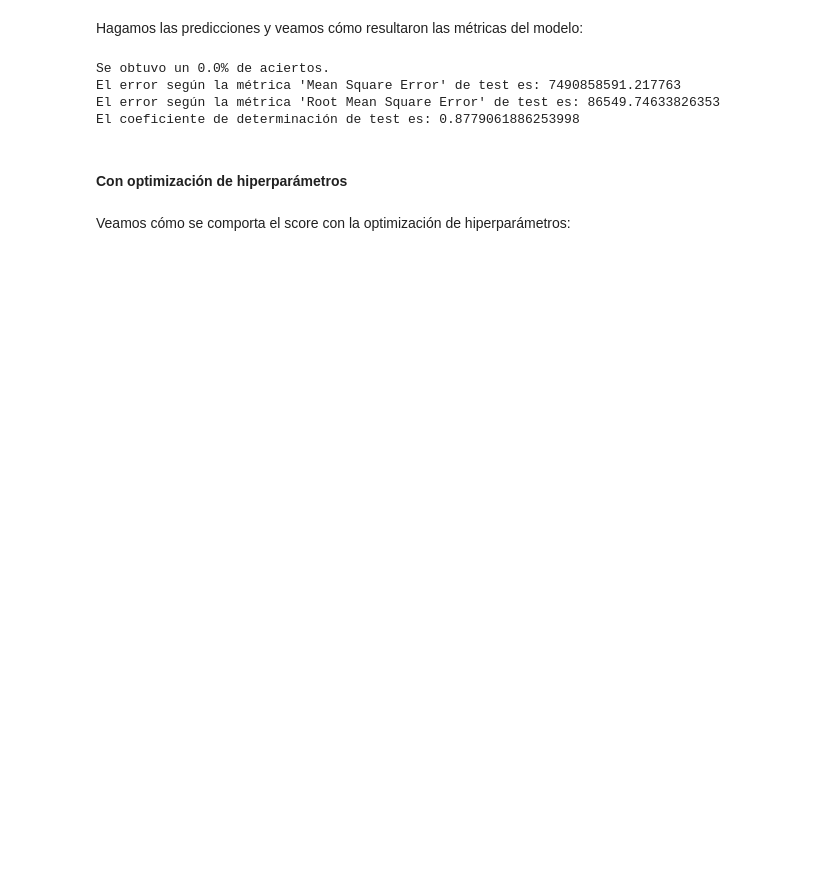
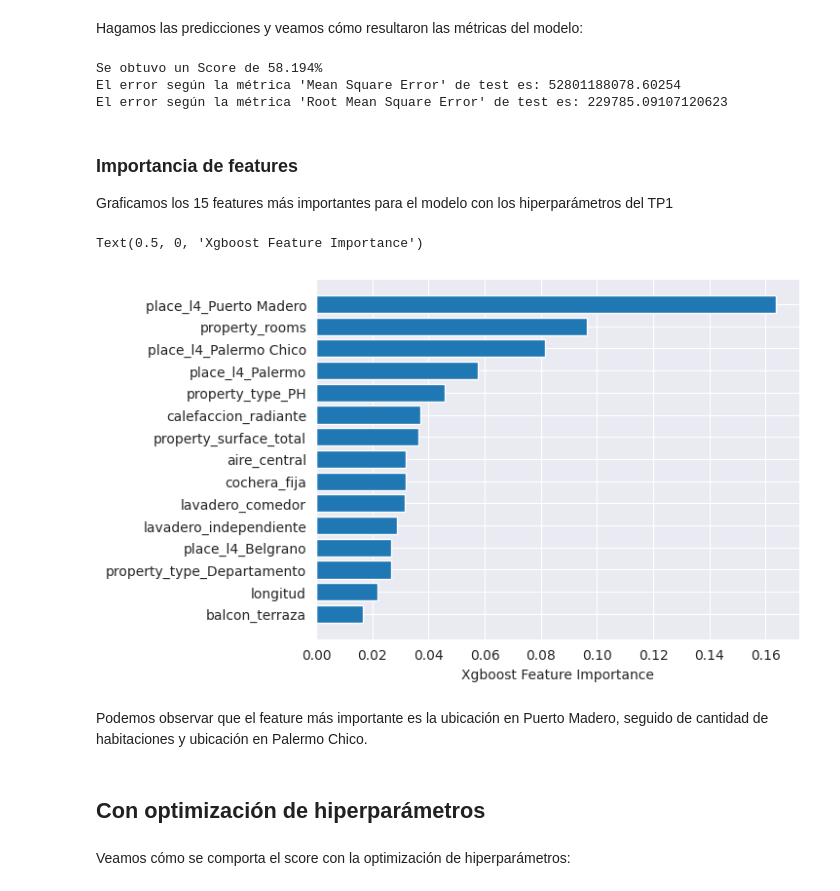
Before and after one commit to valencorrea/7506R-2C2022-GRUPO14-TP2, a Jupyter notebook: 7506R_TP2_GRUPO14_ENTREGA.ipynb, the cells around one changed output. Cells and saved outputs as stored; diff of their text form; code cells hidden in the pictures; blank space fills up the shorter version.

```diff
--- a/7506R_TP2_GRUPO14_ENTREGA.ipynb
+++ b/7506R_TP2_GRUPO14_ENTREGA.ipynb
@@ -718,0 +724,3 @@ XGBRegressor(colsample_bytree=0.3, gamma=0.1, learning_rate=0.3, max_depth=6,
+# %%
+XGB_Regressor = XGBRegressor(min_child_weight = 5, max_depth = 6, learning_rate = 0.3, gamma = 0.1, colsample_bytree = 0.3)
+XGB_Regressor.fit(df_dummies, df_train_y_regresion)
@@ -719,14 +738,26 @@ XGBRegressor(colsample_bytree=0.3, gamma=0.1, learning_rate=0.3, max_depth=6,
 # %% [markdown]
 Hagamos las predicciones y veamos cómo resultaron las métricas del modelo:
-# %%
-y_pred = prediccion_y_metricas_regresion(XGB_Regressor_TP1, test, y_test)
-# %% [output]
-Se obtuvo un 0.0% de aciertos.
-El error según la métrica 'Mean Square Error' de test es: 7490858591.217763
-El error según la métrica 'Root Mean Square Error' de test es: 86549.74633826353
-El coeficiente de determinación de test es: 0.8779061886253998
+# %%
+prediccion_y_metricas_regresion(XGB_Regressor,df_test_dummies, df_test_y_regresion)
+# %% [output]
+Se obtuvo un Score de 58.194%
+El error según la métrica 'Mean Square Error' de test es: 52801188078.60254
+El error según la métrica 'Root Mean Square Error' de test es: 229785.09107120623
+# %% [markdown]
+### Importancia de features
+Graficamos los 15 features más importantes para el modelo con los hiperparámetros del TP1
+# %%
+sorted_idx = XGB_Regressor.feature_importances_.argsort()
+sorted_idx = sorted_idx[-15:]
+plt.barh(df_test_dummies.columns[sorted_idx], XGB_Regressor.feature_importances_[sorted_idx])
+plt.xlabel("Xgboost Feature Importance")
+# %% [output]
+Text(0.5, 0, 'Xgboost Feature Importance')
+[figure, added]
+# %% [markdown]
+Podemos observar que el feature más importante es la ubicación en Puerto Madero, seguido de cantidad de habitaciones y ubicación en Palermo Chico.
 # %% [markdown]
-#### Con optimización de hiperparámetros
+## Con optimización de hiperparámetros
 # %% [markdown]
 Veamos cómo se comporta el score con la optimización de hiperparámetros:
 # %%
```
Also changed, not shown: parts of 65 cells of this notebook.
